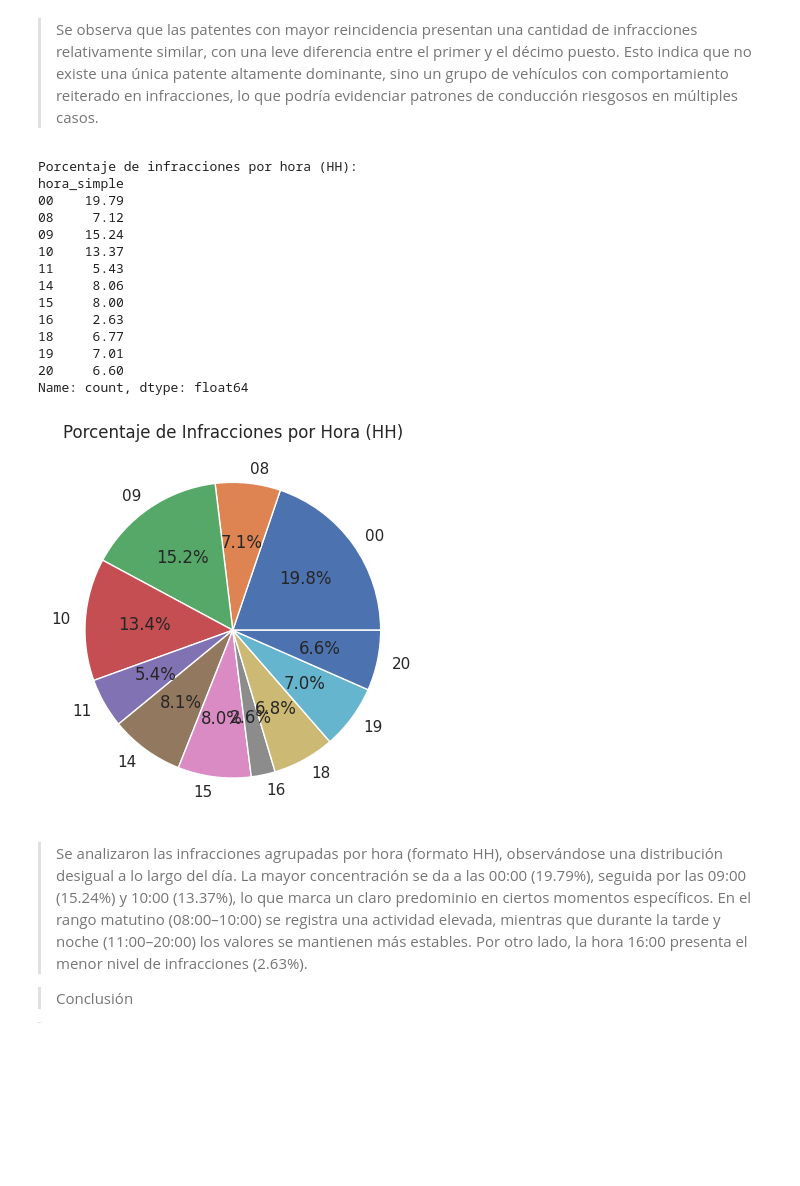
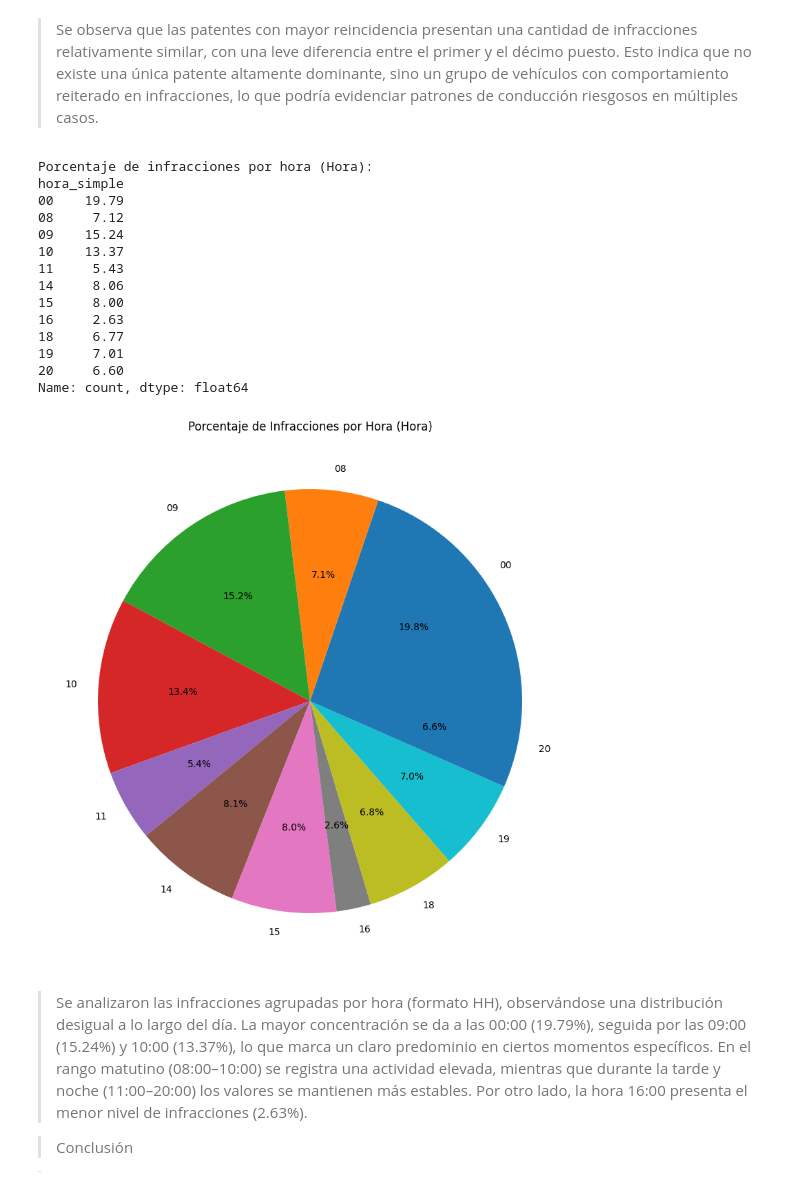
Before and after one commit to ckriztian/lcd-tp-urban-flow, a Jupyter notebook: 01_Flujo_Urbano-Vera_Cristian-Verdun_Dario-Sanchez_Sergio-Saldivia_Eduardo.ipynb, the cells around one changed output. Drawn from its saved outputs; the diff is of its cells as text; code cells hidden in the pictures; blank space fills up the shorter version.

```diff
--- a/01_Flujo_Urbano-Vera_Cristian-Verdun_Dario-Sanchez_Sergio-Saldivia_Eduardo.ipynb
+++ b/01_Flujo_Urbano-Vera_Cristian-Verdun_Dario-Sanchez_Sergio-Saldivia_Eduardo.ipynb
@@ -1089,7 +1142,7 @@ plt.show()
 # %% [markdown]
 > Se observa que las patentes con mayor reincidencia presentan una cantidad de infracciones relativamente similar, con una leve diferencia entre el primer y el décimo puesto. Esto indica que no existe una única patente altamente dominante, sino un grupo de vehículos con comportamiento reiterado en infracciones, lo que podría evidenciar patrones de conducción riesgosos en múltiples casos.
 # %%
-#@title Eercicio 5.2 - Porcentaje de infracciones por hora (agrupado por HH)
+#@title Eercicio 5.2 - Porcentaje de infracciones por hora (agrupado por hora)
 
 # Extraer solo la hora (00 a 23)
 df_infractores["hora_simple"] = df_infractores["hora"].str[:2]
@@ -1098,38 +1151,38 @@ df_infractores["hora_simple"] = df_infractores["hora"].str[:2]
 conteo_horas = df_infractores["hora_simple"].value_counts().sort_index()
 
 # Porcentaje
 porcentaje_horas = (conteo_horas / len(df_infractores)) * 100
 
 # Mostrar valores
-print("Porcentaje de infracciones por hora (HH):")
+print("Porcentaje de infracciones por hora (Hora):")
 print(porcentaje_horas.round(2))
 
 # Gráfico de torta
-plt.figure()
+plt.figure(figsize=(10,10))
 conteo_horas.plot(kind="pie", autopct="%1.1f%%")
-plt.title("Porcentaje de Infracciones por Hora (HH)")
+plt.title("Porcentaje de Infracciones por Hora (Hora)")
 plt.ylabel("")
 
 # Exportar
 plt.savefig("urban_flow/data/interim/plots/hours.jpg")
 
 plt.show()
 # %% [output]
-Porcentaje de infracciones por hora (HH):
+Porcentaje de infracciones por hora (Hora):
 hora_simple
 00    19.79
 08     7.12
 09    15.24
 10    13.37
 11     5.43
 14     8.06
 15     8.00
 16     2.63
 18     6.77
 19     7.01
 20     6.60
 Name: count, dtype: float64
-[figure, old version]
+[figure, new version]
 # %% [markdown]
 >Se analizaron las infracciones agrupadas por hora (formato HH), observándose una distribución desigual a lo largo del día. La mayor concentración se da a las 00:00 (19.79%), seguida por las 09:00 (15.24%) y 10:00 (13.37%), lo que marca un claro predominio en ciertos momentos específicos. En el rango matutino (08:00–10:00) se registra una actividad elevada, mientras que durante la tarde y noche (11:00–20:00) los valores se mantienen más estables. Por otro lado, la hora 16:00 presenta el menor nivel de infracciones (2.63%).
 
```
Also changed, not shown: parts of 27 cells of this notebook.
